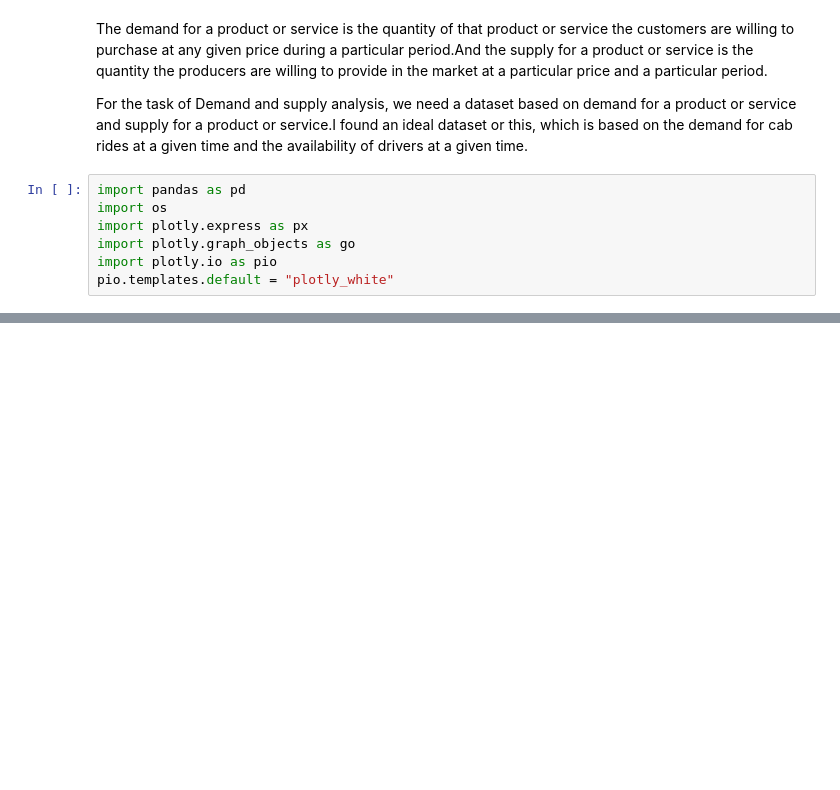
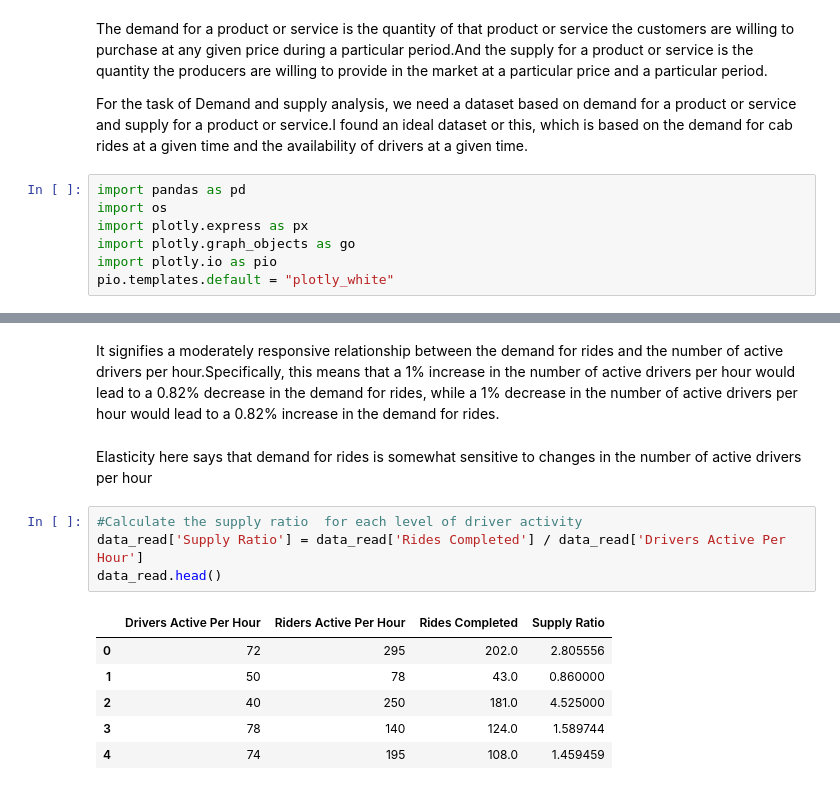
Before and after one commit to geetika1503/Demand-Supply-Analysis, a Jupyter notebook: demands.ipynb, the cells around one changed output, grey strips where cells are left out. Saved outputs shown, nothing was run; the diff lists cells and outputs as text; blank space fills up the shorter version.

```diff
--- a/demands.ipynb
+++ b/demands.ipynb
@@ -29,0 +83,15 @@ data_read
+# %% [markdown]
+It signifies a moderately responsive relationship between the demand for rides and the number of active drivers per hour.Specifically, this means that a 1% increase in the number of active drivers per hour would lead to a 0.82% decrease in the demand for rides, while a 1% decrease in the number of active drivers per hour would lead to a 0.82% increase in the demand for rides.
+# %% [markdown]
+Elasticity here says that demand for rides is somewhat sensitive to changes in the number of active drivers per hour
+# %%
+#Calculate the supply ratio  for each level of driver activity
+data_read['Supply Ratio'] = data_read['Rides Completed'] / data_read['Drivers Active Per Hour']
+data_read.head()
+# %% [output]
+|  | Drivers Active Per Hour | Riders Active Per Hour | Rides Completed | Supply Ratio |
+| 0 | 72 | 295 | 202.0 | 2.805556 |
+| 1 | 50 | 78 | 43.0 | 0.860000 |
+| 2 | 40 | 250 | 181.0 | 4.525000 |
+| 3 | 78 | 140 | 124.0 | 1.589744 |
+| 4 | 74 | 195 | 108.0 | 1.459459 |
```
Also changed, not shown: parts of 10 cells of this notebook.
